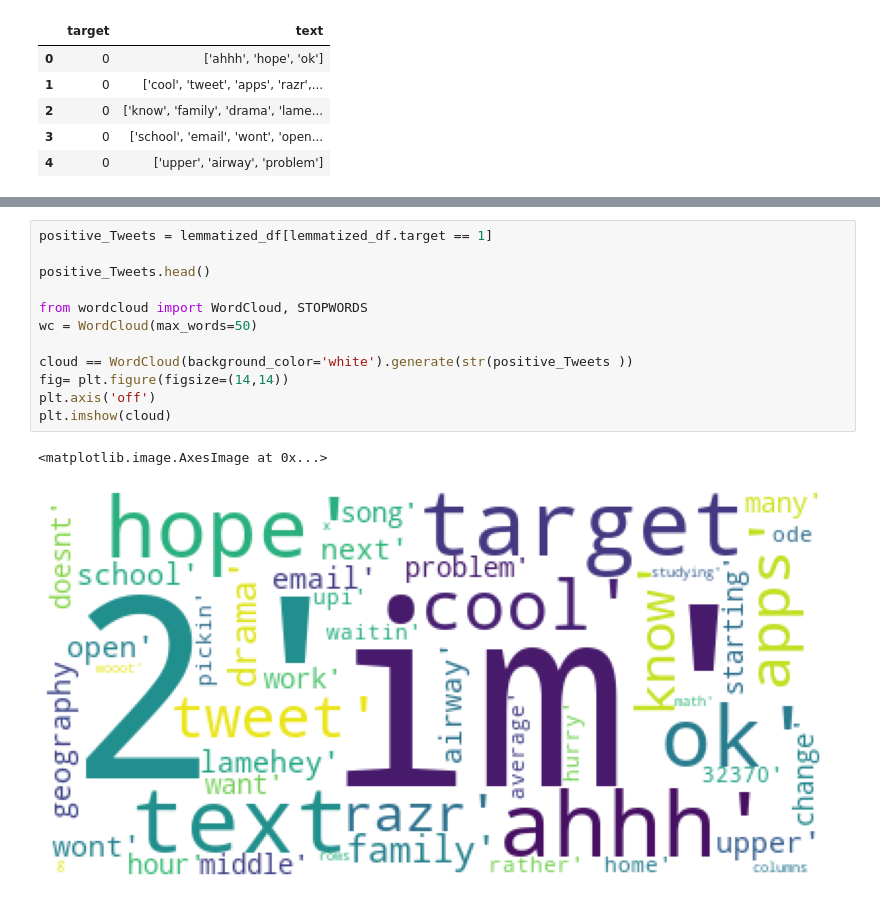
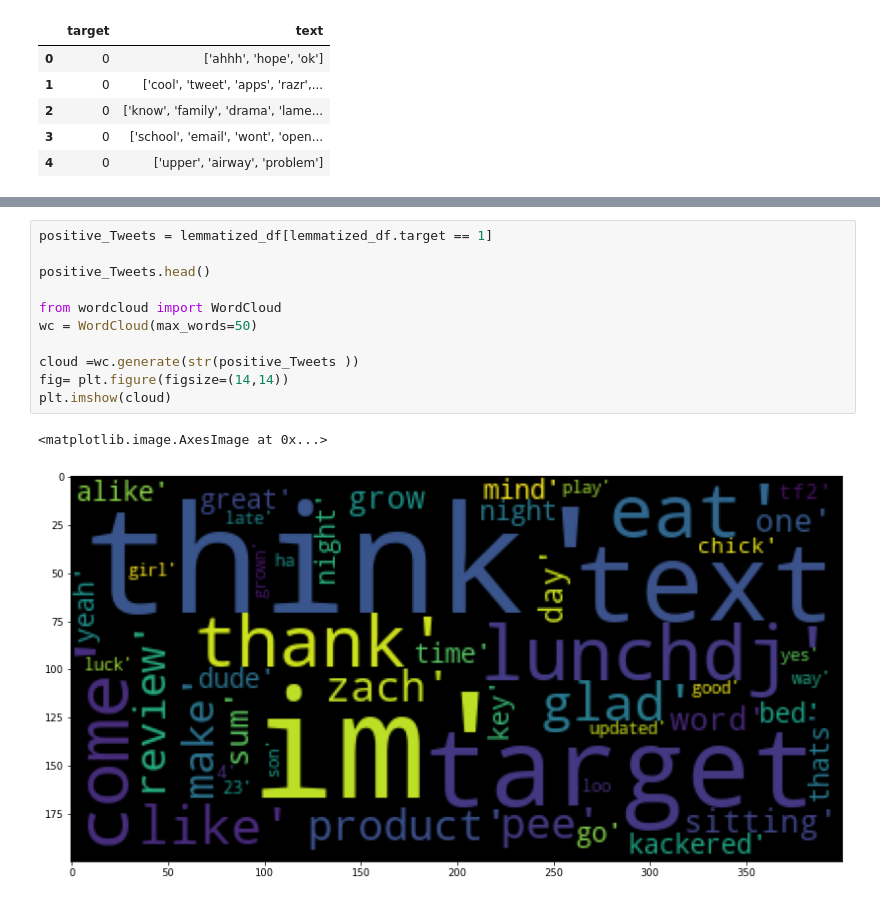
Before and after one commit to singhsanoo/tweet-sentiment-predictor, a Jupyter notebook: WordClouds.ipynb, the cells around one changed output, grey strips where cells are left out. Cells and saved outputs as stored; diff of their text form.

Commit message:
fixed some issue with word cloud

```diff
--- a/WordClouds.ipynb
+++ b/WordClouds.ipynb
@@ -47,15 +47,14 @@ plt.imshow(cloud)
 # %%
 positive_Tweets = lemmatized_df[lemmatized_df.target == 1]
 
 positive_Tweets.head()
 
-from wordcloud import WordCloud, STOPWORDS
+from wordcloud import WordCloud
 wc = WordCloud(max_words=50)
 
-cloud == WordCloud(background_color='white').generate(str(positive_Tweets ))
+cloud =wc.generate(str(positive_Tweets ))
 fig= plt.figure(figsize=(14,14))
-plt.axis('off')
 plt.imshow(cloud)
 # %% [output]
 <matplotlib.image.AxesImage at 0x...>
-[figure, old version]
+[figure, new version]
```
Also changed, not shown: parts of 8 cells of this notebook, 6 other files.
